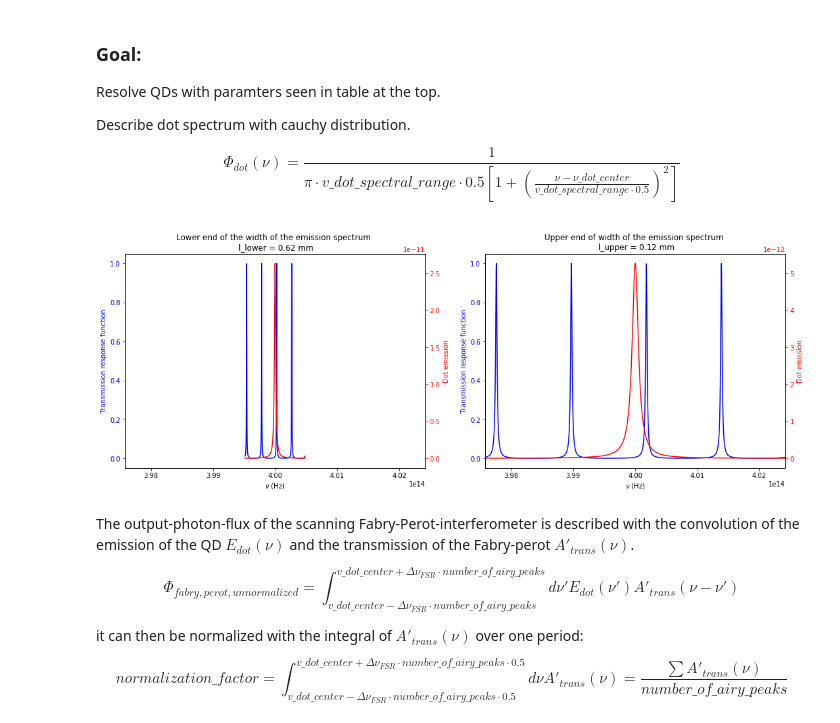
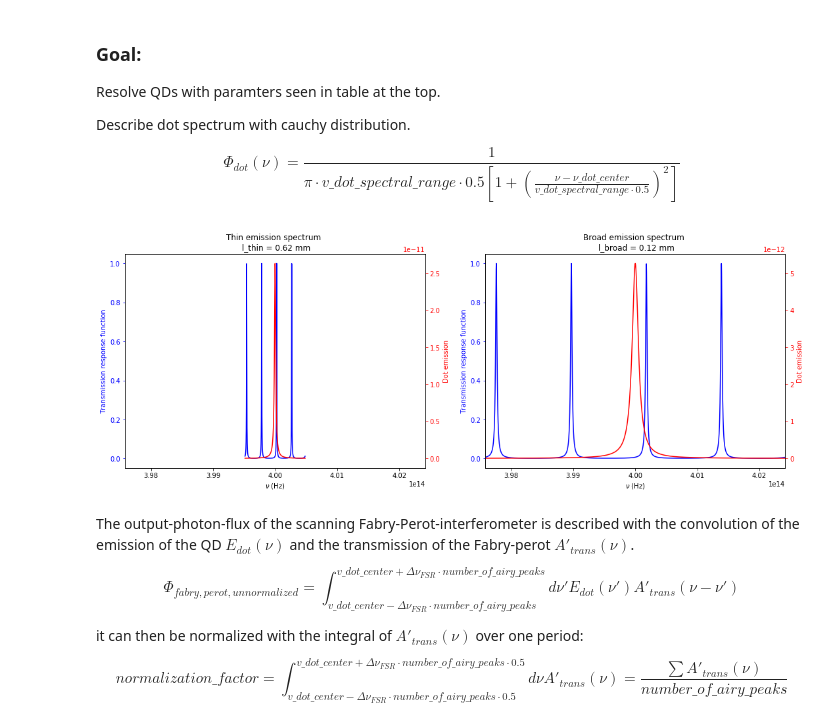
Before and after one commit to JKU-HFP/Sizing_Fabry_Perot_Interferometer, a Jupyter notebook: Sizing_Fabry_Perot_Interferometer.ipynb, the cells around one changed output. Cells and saved outputs as stored; diff of their text form; code cells hidden in the pictures.

Commit message:
Change lower->thin, upper->broad

```diff
--- a/Sizing_Fabry_Perot_Interferometer.ipynb
+++ b/Sizing_Fabry_Perot_Interferometer.ipynb
@@ -19,8 +19,8 @@ ThorLab-mirrors are available with R = 93%, these should be a suitable starting
 # %%
 R_1 = R_2 = 0.93
 # %%
-v_dot_spectral_range_lower = 24.20 * 10**9
-v_dot_spectral_range_upper = 120.90 * 10**9
+v_dot_spectral_range_thin = 24.20 * 10**9
+v_dot_spectral_range_broad = 120.90 * 10**9
 # %% [markdown]
 The free spectral range $\Delta \nu_{\rm FSR}$ is given by
 $$\Delta \nu_{\rm FSR} = \frac{c}{2l}$$
@@ -90,43 +90,43 @@ v_dot_center = 4 * 10**14 # in Hz
 number_of_points = 4000
 number_of_airy_peaks = 4
 
-v_boundaries_lower = (v_dot_center - delta_v_FSR(l_lower)*number_of_airy_peaks/2, v_dot_center + delta_v_FSR(l_lower)*number_of_airy_peaks/2)
-v_boundaries_upper = (v_dot_center - delta_v_FSR(l_upper)*number_of_airy_peaks/2, v_dot_center + delta_v_FSR(l_upper)*number_of_airy_peaks/2)
+v_boundaries_thin = (v_dot_center - delta_v_FSR(l_thin)*number_of_airy_peaks/2, v_dot_center + delta_v_FSR(l_thin)*number_of_airy_peaks/2)
+v_boundaries_broad = (v_dot_center - delta_v_FSR(l_broad)*number_of_airy_peaks/2, v_dot_center + delta_v_FSR(l_broad)*number_of_airy_peaks/2)
 
-V_lower = np.linspace(*v_boundaries_lower, number_of_points)
-V_upper = np.linspace(*v_boundaries_upper, number_of_points)
+V_thin = np.linspace(*v_boundaries_thin, number_of_points)
+V_broad = np.linspace(*v_boundaries_broad, number_of_points)
 
-phi_dot_lower = calc_phi_dot(V_lower, v_dot_center, v_dot_spectral_range_lower)
-phi_dot_upper = calc_phi_dot(V_upper, v_dot_center, v_dot_spectral_range_upper)
+phi_dot_thin = calc_phi_dot(V_thin, v_dot_center, v_dot_spectral_range_thin)
+phi_dot_broad = calc_phi_dot(V_broad, v_dot_center, v_dot_spectral_range_broad)
 # %%
-fig, (ax1_lower, ax1_upper) = plt.subplots(1, 2)
+fig, (ax1_thin, ax1_broad) = plt.subplots(1, 2)
 fig.set_size_inches(18, 6)
 
-ax1_lower.plot(V_lower, A_prime_trans(V_lower, R_1, R_2, l_lower), "b", label="Transmission Fabry Perot")
-ax1_lower.set_xlim(v_boundaries_upper)
-ax1_lower.set_xlabel(r"$\nu$ (Hz)")
-ax1_lower.set_ylabel("Transmission response function", color="b")
-ax1_lower.tick_params("y", colors="b")
-ax1_lower.set_title(f"Lower end of the width of the emission spectrum \n l_lower = {l_lower * 10**3:.02f} mm")
+ax1_thin.plot(V_thin, A_prime_trans(V_thin, R_1, R_2, l_thin), "b", label="Transmission Fabry Perot")
+ax1_thin.set_xlim(v_boundaries_broad)
+ax1_thin.set_xlabel(r"$\nu$ (Hz)")
+ax1_thin.set_ylabel("Transmission response function", color="b")
+ax1_thin.tick_params("y", colors="b")
+ax1_thin.set_title(f"Thin emission spectrum \n l_thin = {l_thin * 10**3:.02f} mm")
 
-ax2_lower = ax1_lower.twinx()
-ax2_lower.plot(V_lower, phi_dot_lower, "r", label=r"$\Phi_{dot}(\nu)$")
-ax2_lower.set_ylabel("Dot emission", color="r")
-ax2_lower.tick_params("y", colors="r")
+ax2_thin = ax1_thin.twinx()
+ax2_thin.plot(V_thin, phi_dot_thin, "r", label=r"$\Phi_{dot}(\nu)$")
+ax2_thin.set_ylabel("Dot emission", color="r")
+ax2_thin.tick_params("y", colors="r")
 
-ax1_upper.plot(V_upper, A_prime_trans(V_upper, R_1, R_2, l_upper), "b", label="Transmission Fabry Perot")
-ax1_upper.set_xlim(v_boundaries_upper)
-ax1_upper.set_xlabel(r"$\nu$ (Hz)")
-ax1_upper.set_ylabel("Transmission response function", color="b")
-ax1_upper.tick_params("y", colors="b")
-ax1_upper.set_title(f"Upper end of width of the emission spectrum \n l_upper = {l_upper * 10**3:.02f} mm")
+ax1_broad.plot(V_broad, A_prime_trans(V_broad, R_1, R_2, l_broad), "b", label="Transmission Fabry Perot")
+ax1_broad.set_xlim(v_boundaries_broad)
+ax1_broad.set_xlabel(r"$\nu$ (Hz)")
+ax1_broad.set_ylabel("Transmission response function", color="b")
+ax1_broad.tick_params("y", colors="b")
+ax1_broad.set_title(f"Broad emission spectrum \n l_broad = {l_broad * 10**3:.02f} mm")
 
-ax2_upper = ax1_upper.twinx()
-ax2_upper.plot(V_upper, phi_dot_upper, "r", label=r"$\Phi_{dot}(\nu)$")
-ax2_upper.set_ylabel("Dot emission", color="r")
-ax2_upper.tick_params("y", colors="r")
+ax2_broad = ax1_broad.twinx()
+ax2_broad.plot(V_broad, phi_dot_broad, "r", label=r"$\Phi_{dot}(\nu)$")
+ax2_broad.set_ylabel("Dot emission", color="r")
+ax2_broad.tick_params("y", colors="r")
 # %% [output]
-[figure, old version]
+[figure, new version]
 # %% [markdown]
 The output-photon-flux of the scanning Fabry-Perot-interferometer is described with the convolution of the emission of the QD $E_{dot}(\nu)$ and the transmission of the Fabry-perot $A'_{trans}(\nu)$.
 
```
Also changed, not shown: parts of 13 cells of this notebook.
